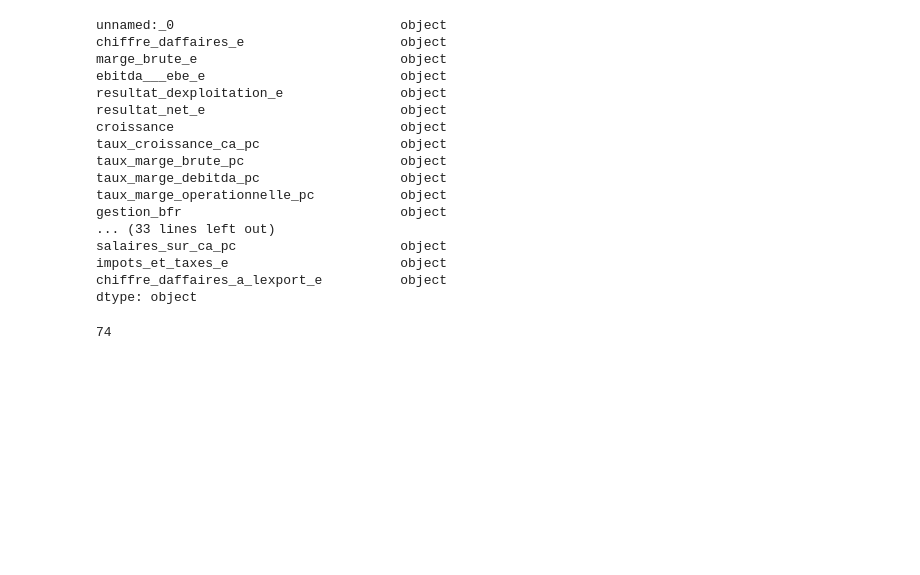
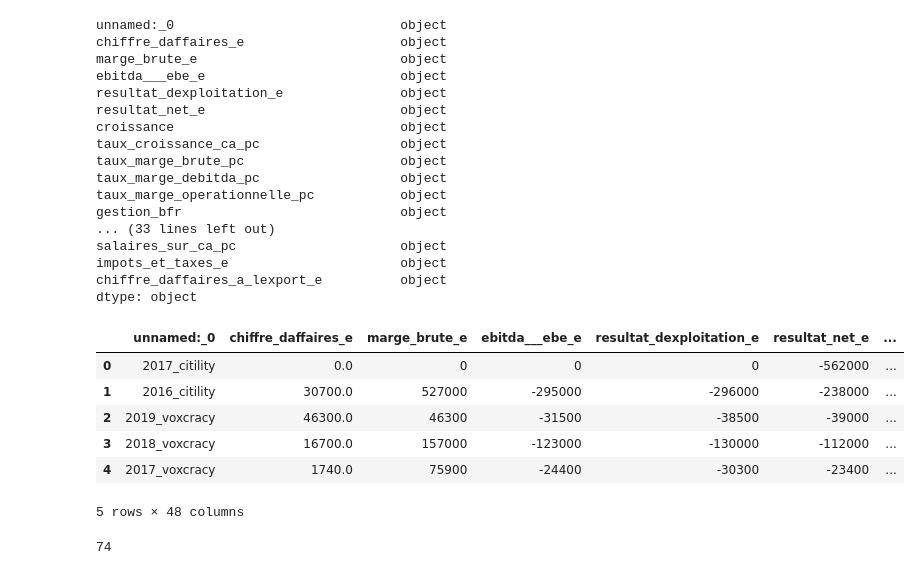
Before and after one commit to tatdef/IH_final_project, a Jupyter notebook: going_to_sql.ipynb, the cells around one changed output. Cells and saved outputs as stored; diff of their text form; code cells hidden in the pictures; blank space fills up the shorter version.

```diff
--- a/going_to_sql.ipynb
+++ b/going_to_sql.ipynb
@@ -129,3 +162,0 @@ a= list(companies_finance.columns).pop(0)
-# %%
-for i in list(companies_finance.columns)[1:]:
-    companies_finance[i]= companies_finance[i].apply(fix_thousands)
@@ -165,6 +180,22 @@ salaires_sur_ca_pc                     object
 impots_et_taxes_e                      object
 chiffre_daffaires_a_lexport_e          object
 dtype: object
+# %%
+## change data types
+companies_finance.set_index("unnamed:_0", drop=True, inplace=True)
+# %%
+companies_finance=companies_finance.apply(pd.to_numeric).reset_index()
+# %%
+companies_finance.dtypes
+companies_finance.head()
+# %% [output]
+|  | unnamed:_0 | chiffre_daffaires_e | marge_brute_e | ebitda___ebe_e | resultat_dexploitation_e | resultat_net_e | ... |
+| 0 | 2017_citility | 0.0 | 0 | 0 | 0 | -562000 | ... |
+| 1 | 2016_citility | 30700.0 | 527000 | -295000 | -296000 | -238000 | ... |
+| 2 | 2019_voxcracy | 46300.0 | 46300 | -31500 | -38500 | -39000 | ... |
+| 3 | 2018_voxcracy | 16700.0 | 157000 | -123000 | -130000 | -112000 | ... |
+| 4 | 2017_voxcracy | 1740.0 | 75900 | -24400 | -30300 | -23400 | ... |
+5 rows × 48 columns
 # %%
 companies_finance.to_sql('companies_finance', engine, 'civictech', if_exists='replace', index=False)
 # %% [output]
```
Also changed, not shown: parts of 23 cells of this notebook, 5 other files.
